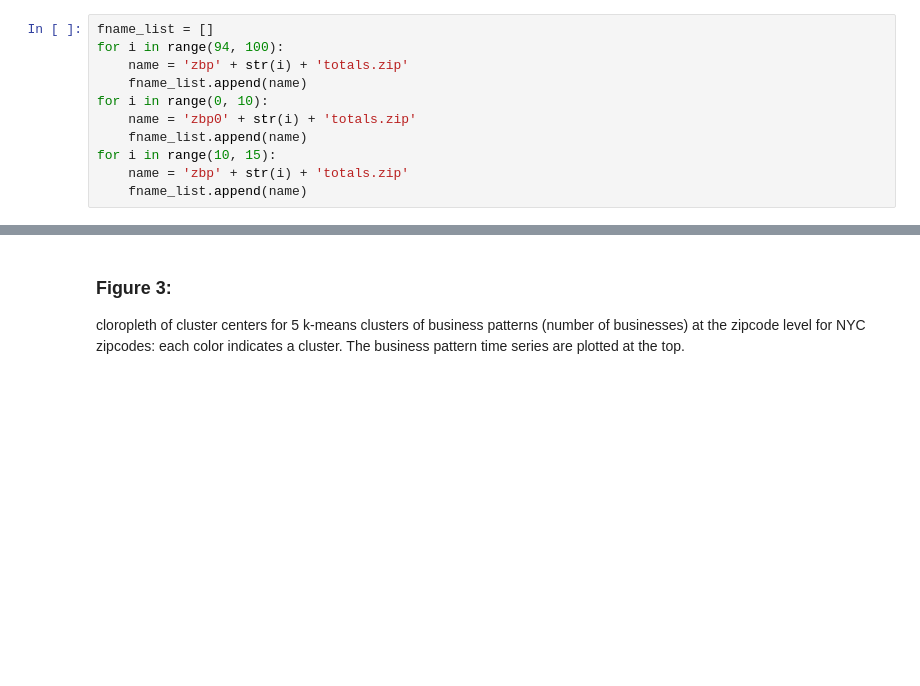
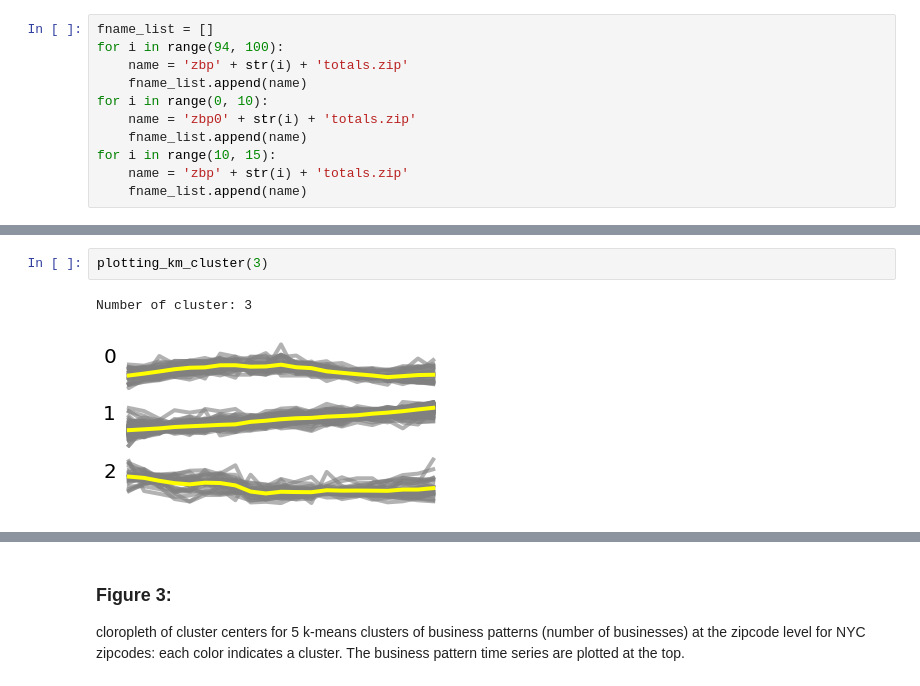
Before and after one commit to lingyielia/PUI2017_lz1714, a Jupyter notebook: HW11_lz1714/HW11_Assignment1.ipynb, the cells around one changed output, grey strips where cells are left out. Drawn from its saved outputs; the diff is of its cells as text; blank space fills up the shorter version.

```diff
--- a/HW11_lz1714/HW11_Assignment1.ipynb
+++ b/HW11_lz1714/HW11_Assignment1.ipynb
@@ -179,0 +239,5 @@ mydata[i].mean() should be ~0 for all i in range(len(Nzipcodes))
+# %%
+plotting_km_cluster(3)
+# %% [output]
+Number of cluster: 3
+[figure, added]
```
Also changed, not shown: parts of 41 cells of this notebook.
